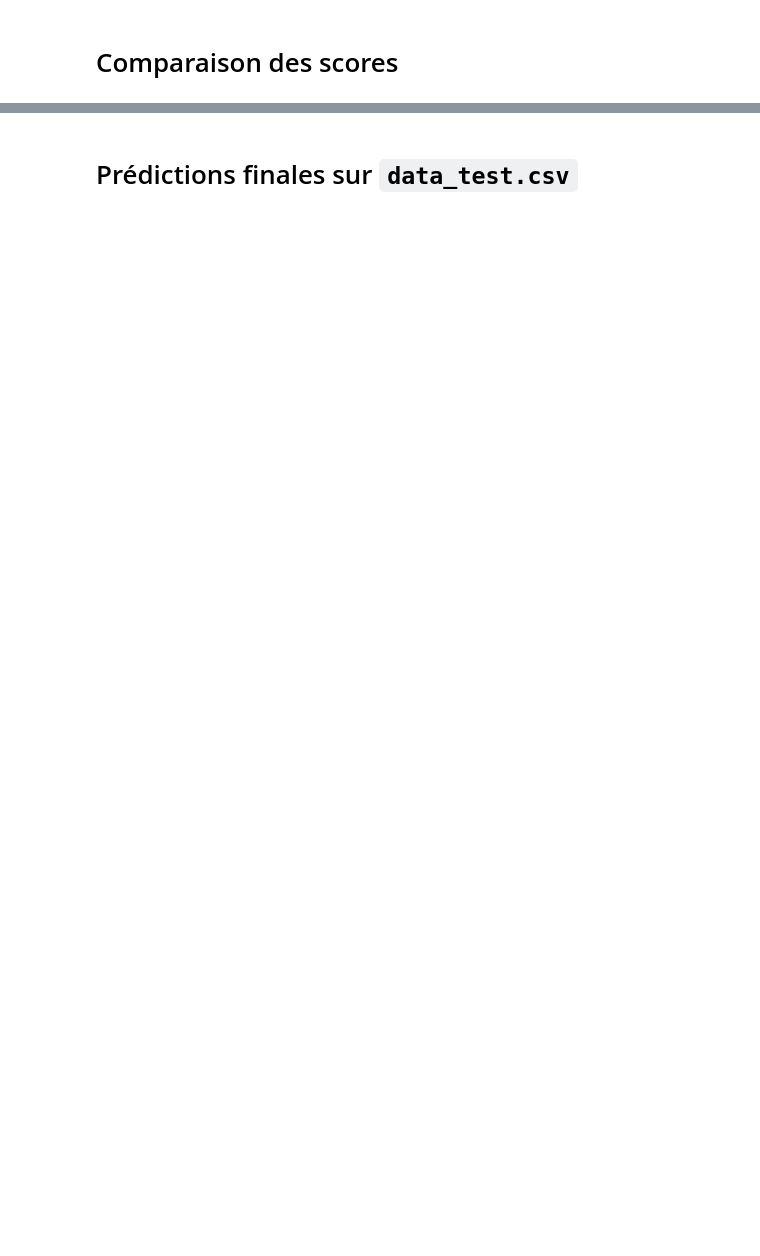
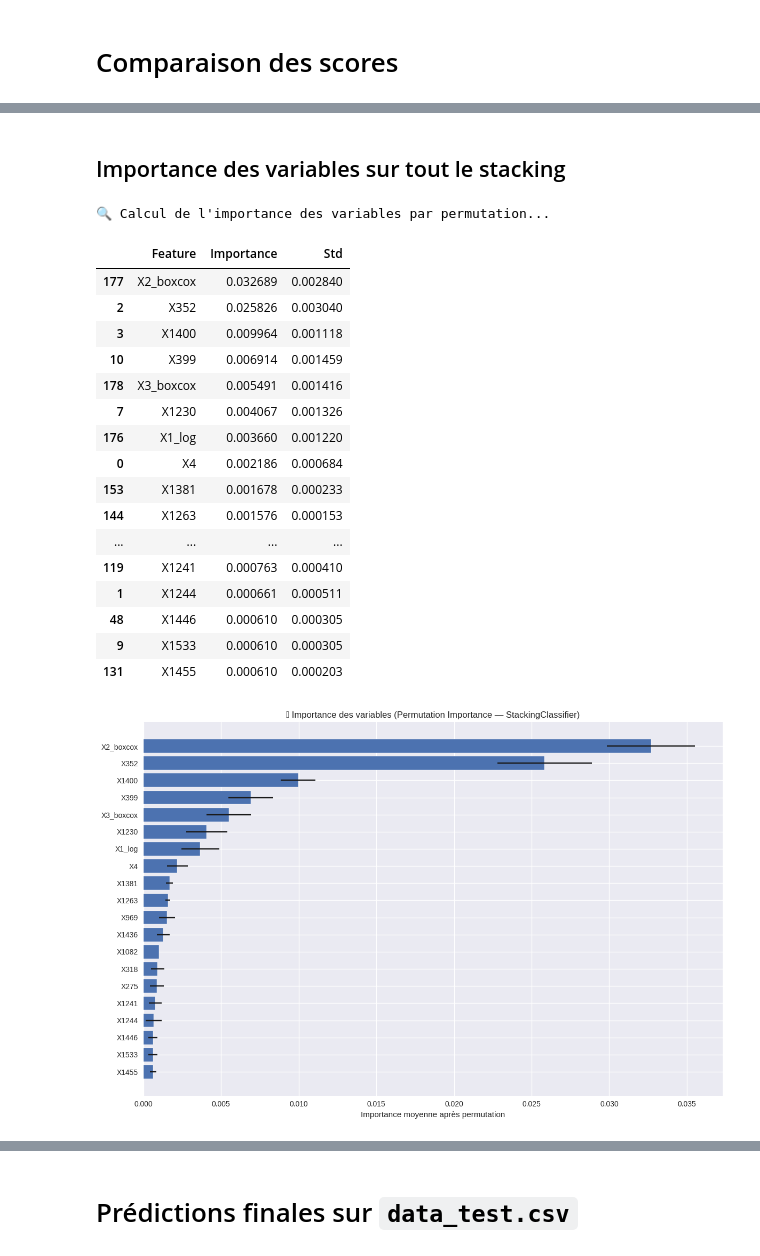
Before and after one commit to Abdoullatuf/Projet-STA211-2025, a Jupyter notebook: notebooks/STA211_Modelisation_Publicites.ipynb, the cells around one changed output, grey strips where cells are left out. Saved outputs shown, nothing was run; the diff lists cells and outputs as text; code cells hidden in the pictures; blank space fills up the shorter version.

Commit message:
mise à jour du dossier notebook

```diff
--- a/notebooks/STA211_Modelisation_Publicites.ipynb
+++ b/notebooks/STA211_Modelisation_Publicites.ipynb
@@ -118,10 +119,10 @@ warnings.filterwarnings('ignore')
 from data_preprocessing import load_data
 
 # Chemin complet vers le fichier CSV final
-final_csv_path = os.path.join(DATA_PROCESSED, "df_final_knn.csv")
+df_final_knn_path = os.path.join(DATA_PROCESSED, "df_final_knn.csv")
 
 # Chargement des données
-data = load_data(final_csv_path)
+data = load_data(df_final_knn_path)
 # %% [output]
 Dimensions du dataset: (2459, 180)
 
@@ -339,0 +434,10 @@ plt.show()
+# %%
+best_stacking_model = joblib.load(os.path.join(MODELS_DIR, "best_stacking_model.joblib"))
+
+best_model = joblib.load(os.path.join(MODELS_DIR, "best_model.joblib"))
+y_pred_rf = best_model.predict(X_train)
+y_prob_rf = best_model.predict_proba(X_train)[:, 1]
+
+f1_rf = f1_score(y_train, y_pred_rf)
+auc_rf = roc_auc_score(y_train, y_prob_rf)
+print(f"🎯 Random Forest (sauvegardé) — F1: {f1_rf:.4f} | AUC: {auc_rf:.4f}")
@@ -339,0 +467,63 @@ plt.show()
+# %% [markdown]
+## Importance des variables sur tout le stacking
+# %%
+from sklearn.inspection import permutation_importance
+import matplotlib.pyplot as plt
+import pandas as pd
+import numpy as np
+
+# === Importance par permutation sur tout le pipeline (StackingClassifier)
+print("🔍 Calcul de l'importance des variables par permutation...")
+
+result = permutation_importance(
+    best_stacking_model,  # Ton modèle complet
+    X_train,               # Variables d'entraînement
+    y_train,               # Cible
+    n_repeats=10,          # Nombre de permutations (augmente pour plus de stabilité)
+    random_state=42,
+    n_jobs=-1
+)
+
+# === Mise en forme
+perm_importance_df = pd.DataFrame({
+    'Feature': X_train.columns,
+    'Importance': result.importances_mean,
+    'Std': result.importances_std
+}).sort_values(by='Importance', ascending=False)
+
+# === Affichage du tableau trié
+display(perm_importance_df.head(20))  # Top 20 pour lisibilité
+
+# === Affichage graphique
+plt.figure(figsize=(10, 7))
+plt.barh(
+    perm_importance_df['Feature'][:20][::-1],   # Top 20 inversé pour barre descendante
+    perm_importance_df['Importance'][:20][::-1],
+    xerr=perm_importance_df['Std'][:20][::-1],
+    align='center'
+)
+plt.xlabel('Importance moyenne après permutation')
+plt.title('🔍 Importance des variables (Permutation Importance — StackingClassifier)')
+plt.grid(True)
+plt.tight_layout()
+plt.show()
+# %% [output]
+🔍 Calcul de l'importance des variables par permutation...
+|  | Feature | Importance | Std |
+| 177 | X2_boxcox | 0.032689 | 0.002840 |
+| 2 | X352 | 0.025826 | 0.003040 |
+| 3 | X1400 | 0.009964 | 0.001118 |
+| 10 | X399 | 0.006914 | 0.001459 |
+| 178 | X3_boxcox | 0.005491 | 0.001416 |
+| 7 | X1230 | 0.004067 | 0.001326 |
+| 176 | X1_log | 0.003660 | 0.001220 |
+| 0 | X4 | 0.002186 | 0.000684 |
+| 153 | X1381 | 0.001678 | 0.000233 |
+| 144 | X1263 | 0.001576 | 0.000153 |
+| ... | ... | ... | ... |
+| 119 | X1241 | 0.000763 | 0.000410 |
+| 1 | X1244 | 0.000661 | 0.000511 |
+| 48 | X1446 | 0.000610 | 0.000305 |
+| 9 | X1533 | 0.000610 | 0.000305 |
+| 131 | X1455 | 0.000610 | 0.000203 |
+[figure, added]
```
Also changed, not shown: parts of 24 cells of this notebook, 7 other files.
